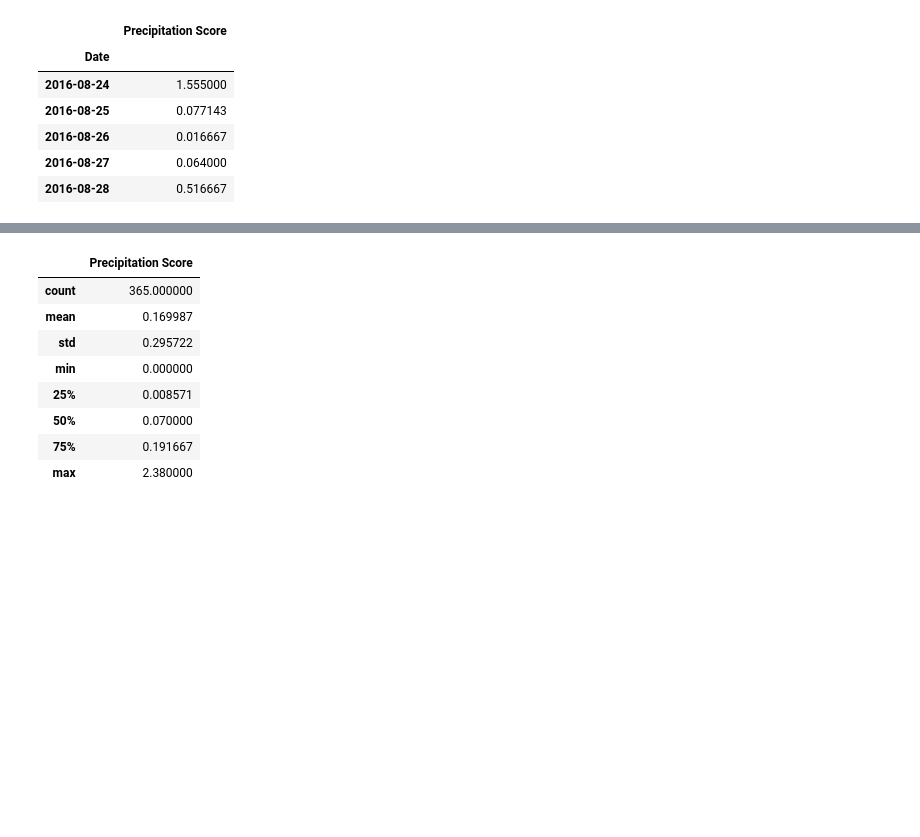
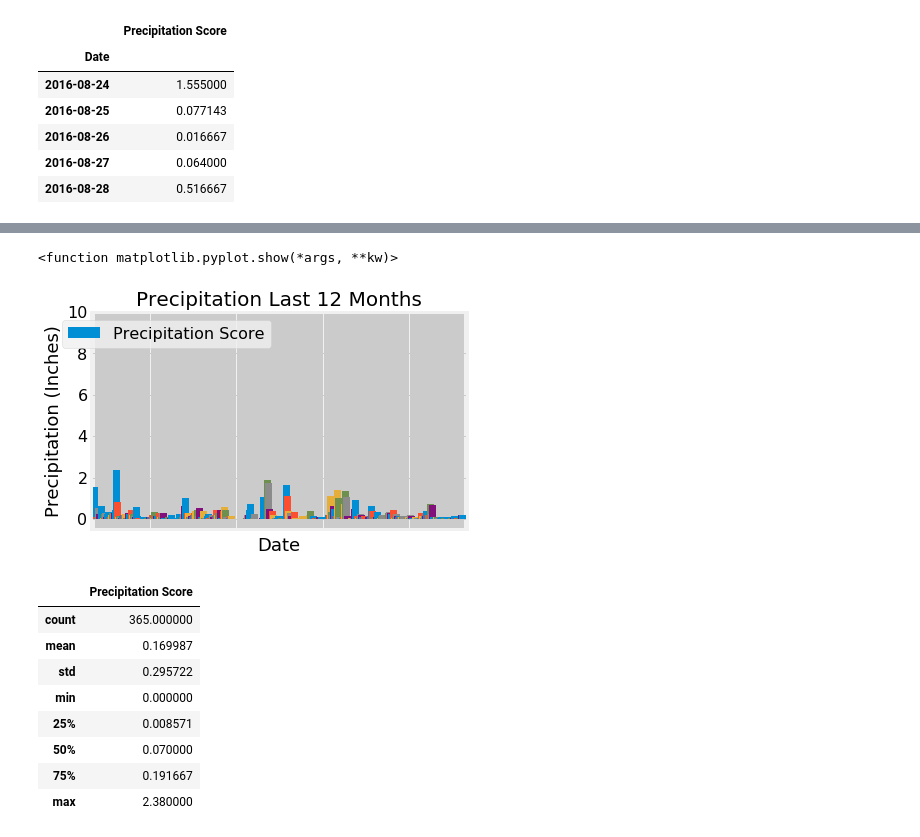
Before and after one commit to monrjones/10-Advanced-Data-Storage-and-Retrieval, a Jupyter notebook: climate_starter-Copy1.ipynb, the cells around one changed output, grey strips where cells are left out. Saved outputs shown, nothing was run; the diff lists cells and outputs as text; code cells hidden in the pictures; blank space fills up the shorter version.

```diff
--- a/climate_starter-Copy1.ipynb
+++ b/climate_starter-Copy1.ipynb
@@ -101,3 +101,14 @@ score_df.head()
 | 2016-08-26 | 0.016667 |
 | 2016-08-27 | 0.064000 |
 | 2016-08-28 | 0.516667 |
+# %%
+ungroup_precip_score = session.query(Measurement.date, func.avg(Measurement.prcp)).\
+                    filter(Measurement.date >= last_year_precip).all()
+#precip_score
+# Save the query results as a Pandas DataFrame and set the index to the date column
+ungroupscore_df= pd.DataFrame(precip_score, columns=['Date', 'Precipitation Score'])
+ungroupscore_df.set_index('Date', inplace=True)
+
+# Sort the dataframe by date
+ungroupscore_df.sort_values("Date", inplace=True)
+ungroupscore_df.head()
@@ -121,5 +142,24 @@ plt.show
 # %% [markdown]
 ![precipitation](Images/precipitation.png)
+# %%
+
+# Use Pandas Plotting with Matplotlib to plot the data
+ax = ungroupscore_df.plot(kind='bar',y= 'Precipitation Score', width=7)
+#plt.locator_params(axis='x', nbins=12)
+ax.xaxis.set_major_formatter(plt.NullFormatter())
+ax.tick_params(axis='y', labelsize=16)
+ax.grid(True)
+plt.ylim(-.5, 10)
+
+plt.legend(bbox_to_anchor=(.5,1), fontsize="16")
+plt.title("Precipitation Last 12 Months", size=20)
+plt.ylabel("Precipitation (Inches)", size=18)
+plt.xlabel("Date", size=18)
+#plt.savefig("Output/Precipitation.png")
+plt.show
+# %% [output]
+<function matplotlib.pyplot.show(*args, **kw)>
+[figure, added]
 # %%
 # Use Pandas to calcualte the summary statistics for the precipitation data
 score_df.describe()
```
Also changed, not shown: parts of 2 cells of this notebook, 1 other file.
